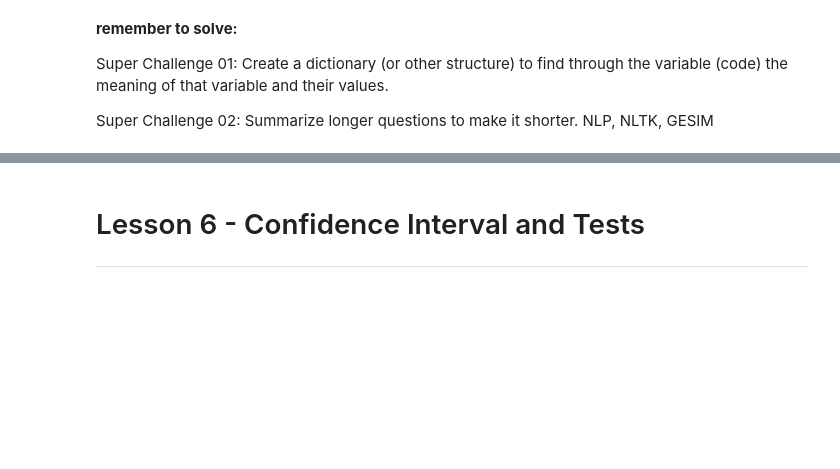
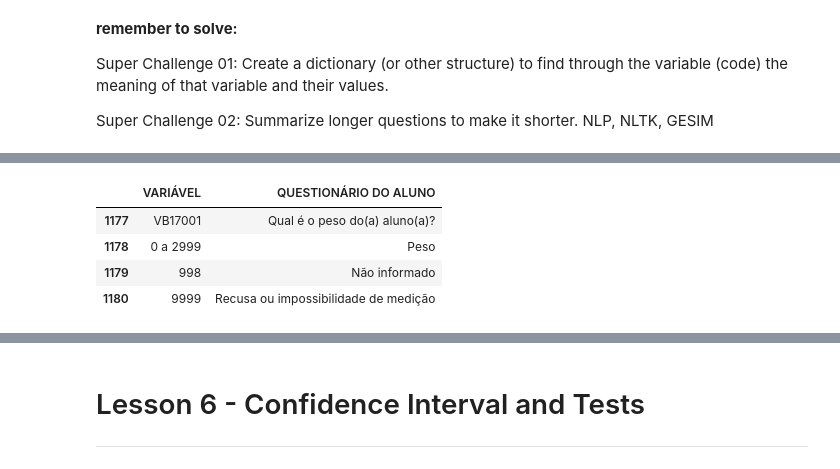
Before and after one commit to gabrielatrindade/alura-bootcamp, a Jupyter notebook: module3/pense_2015.ipynb, the cells around one changed output, grey strips where cells are left out. Saved outputs shown, nothing was run; the diff lists cells and outputs as text; code cells hidden in the pictures; blank space fills up the shorter version.

```diff
--- a/module3/pense_2015.ipynb
+++ b/module3/pense_2015.ipynb
@@ -1376,0 +1409,8 @@ Super Challenge 02: Summarize longer questions to make it shorter. NLP, NLTK, GE
+# %%
+dictionary_for_student_df('VB17001')
+# %% [output]
+|  | VARIÁVEL | QUESTIONÁRIO DO ALUNO |
+| 1177 | VB17001 | Qual é o peso do(a) aluno(a)? |
+| 1178 | 0 a 2999 | Peso |
+| 1179 | 998 | Não informado |
+| 1180 | 9999 | Recusa ou impossibilidade de medição |
```
Also changed, not shown: parts of 15 cells of this notebook.
